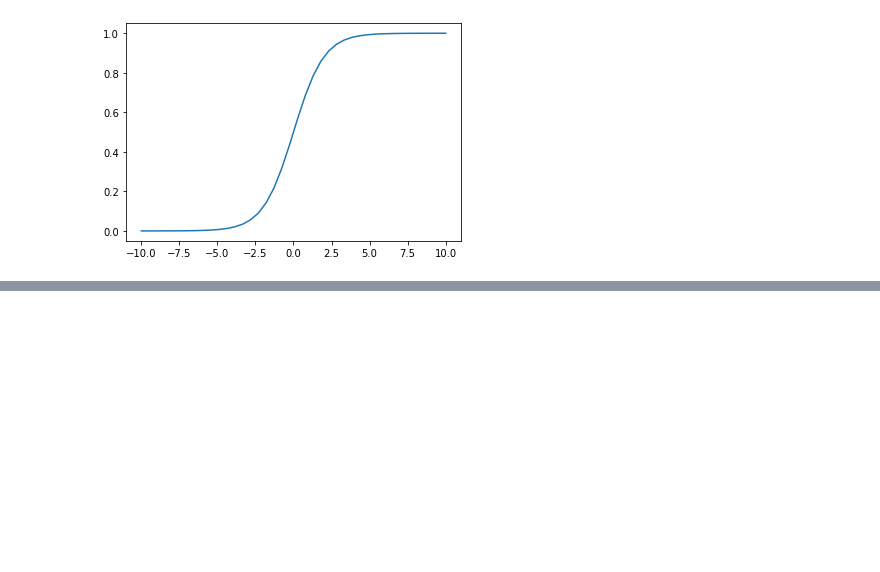
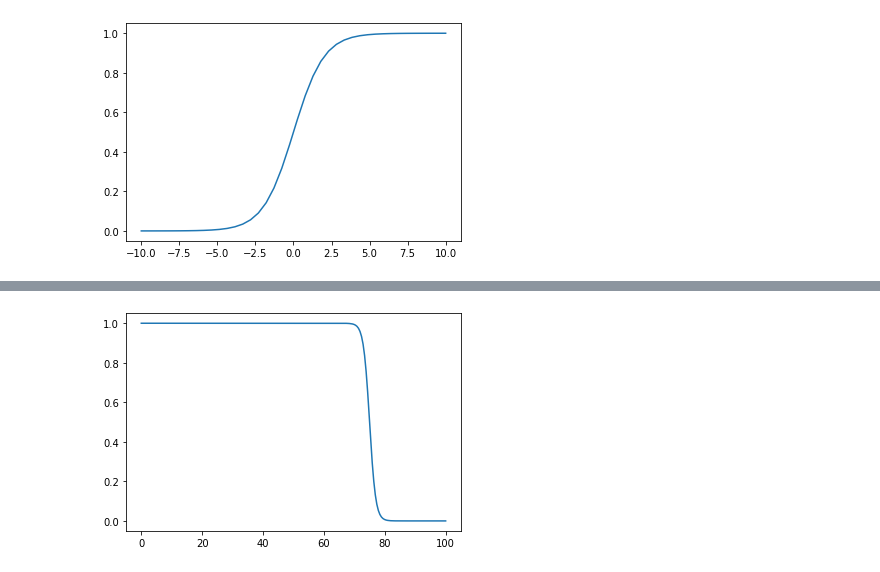
Before and after one commit to nsragow/UniversalApproximationBlog, a Jupyter notebook: UAT.ipynb, the cells around one changed output, grey strips where cells are left out. Drawn from its saved outputs; the diff is of its cells as text; code cells hidden in the pictures; blank space fills up the shorter version.

```diff
--- a/UAT.ipynb
+++ b/UAT.ipynb
@@ -37,0 +56,4 @@ plot(approximate_func(activated_neuron_function(0,50)))
+# %%
+plot(approximate_func(right,0,100))
+# %% [output]
+[figure, added]
```
Also changed, not shown: parts of 7 cells of this notebook.
